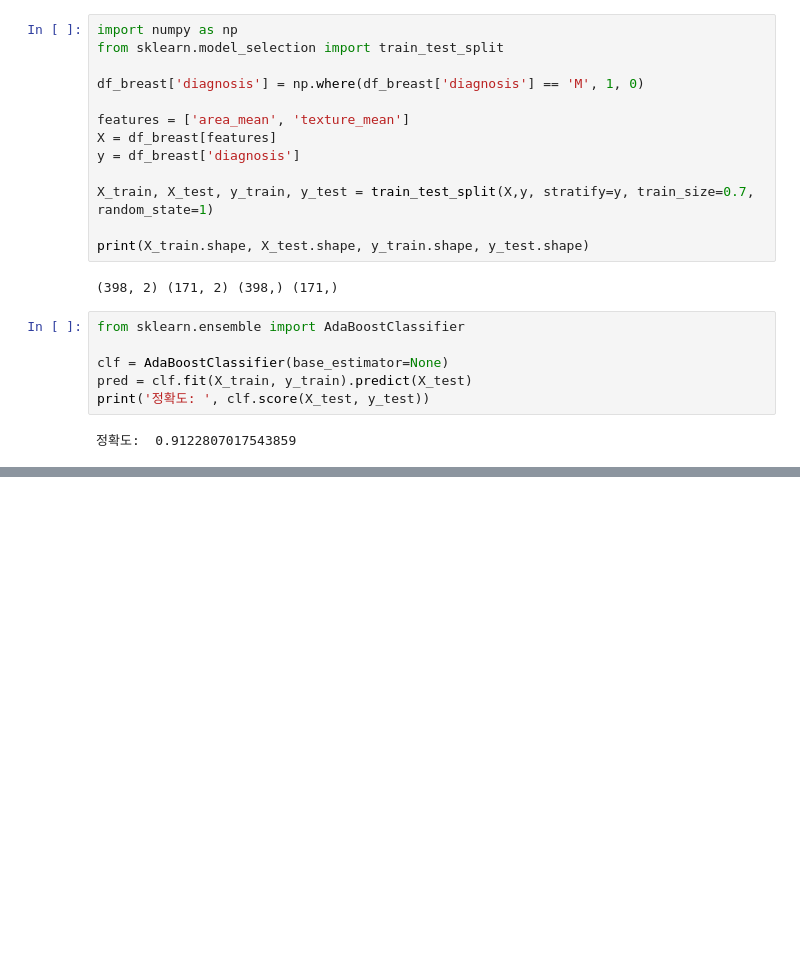
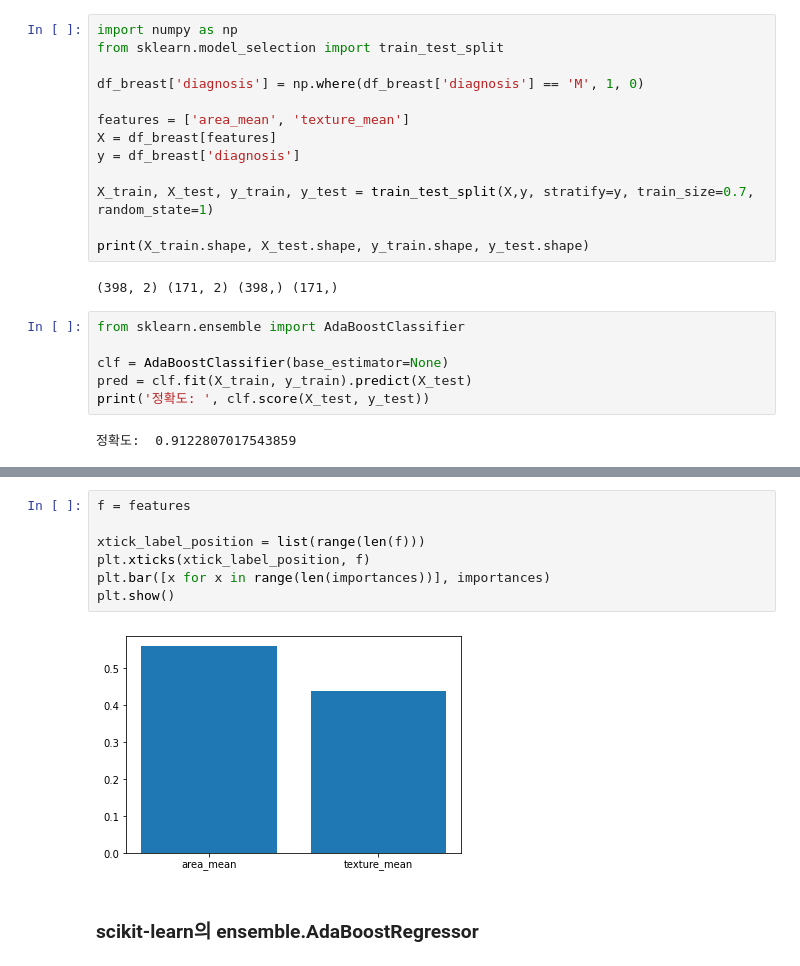
Before and after one commit to djimme/Python_selftraining, a Jupyter notebook: BigData06-08.ipynb, the cells around one changed output, grey strips where cells are left out. Saved outputs shown, nothing was run; the diff lists cells and outputs as text; blank space fills up the shorter version.

```diff
--- a/BigData06-08.ipynb
+++ b/BigData06-08.ipynb
@@ -213,0 +243,11 @@ print('정확도: {}%'.format(round(test_rcll*100,2)))
+# %%
+f = features
+
+xtick_label_position = list(range(len(f)))
+plt.xticks(xtick_label_position, f)
+plt.bar([x for x in range(len(importances))], importances)
+plt.show()
+# %% [output]
+[figure, added]
+# %% [markdown]
+### scikit-learn의 ensemble.AdaBoostRegressor
```
Also changed, not shown: parts of 46 cells of this notebook, 3 other files.
